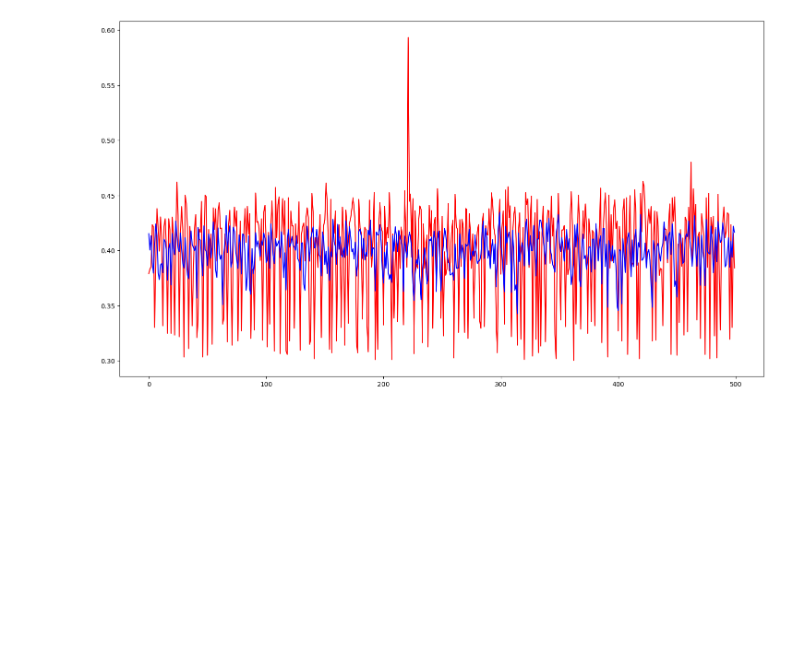
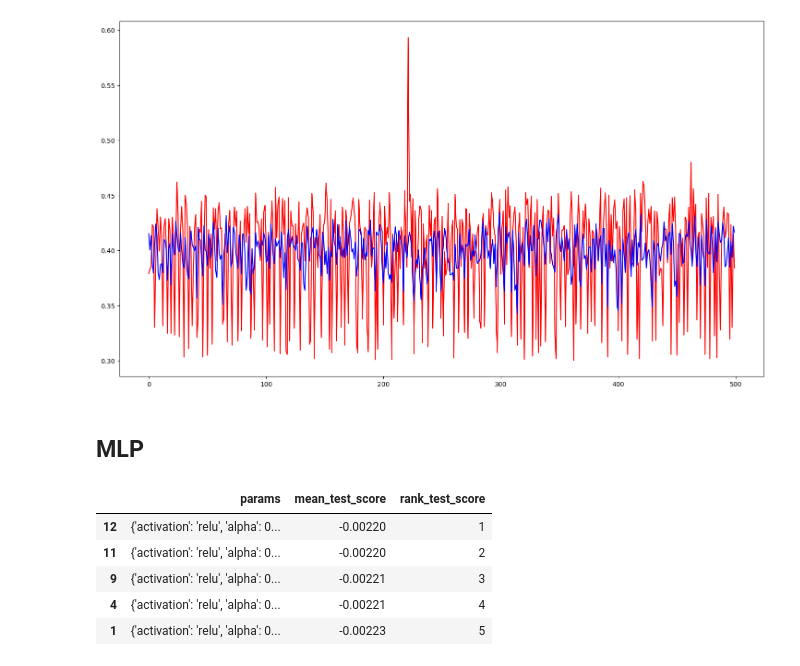
Before and after one commit to PabloJGC/rudolut, a Jupyter notebook: HackUPC.ipynb, the cells around one changed output. Saved outputs shown, nothing was run; the diff lists cells and outputs as text; code cells hidden in the pictures; blank space fills up the shorter version.

```diff
--- a/HackUPC.ipynb
+++ b/HackUPC.ipynb
@@ -288,3 +291,5 @@ plt.plot(y_test_w[:500],'r');
 plt.plot(knn_bs.predict(X_test_w[:500,:]),'b');
 # %% [output]
 [figure]
+# %% [markdown]
+## MLP
@@ -290,0 +312,9 @@ plt.plot(knn_bs.predict(X_test_w[:500,:]),'b');
+# %%
+show_html(pd.DataFrame(mlp_bs.cv_results_).loc[:,['params', 'mean_test_score','rank_test_score']].sort_values(by='rank_test_score').head().to_html())
+# %% [output]
+|  | params | mean_test_score | rank_test_score |
+| 12 | {'activation': 'relu', 'alpha': 0... | -0.00220 | 1 |
+| 11 | {'activation': 'relu', 'alpha': 0... | -0.00220 | 2 |
+| 9 | {'activation': 'relu', 'alpha': 0... | -0.00221 | 3 |
+| 4 | {'activation': 'relu', 'alpha': 0... | -0.00221 | 4 |
+| 1 | {'activation': 'relu', 'alpha': 0... | -0.00223 | 5 |
```
Also changed, not shown: parts of 7 cells of this notebook.
